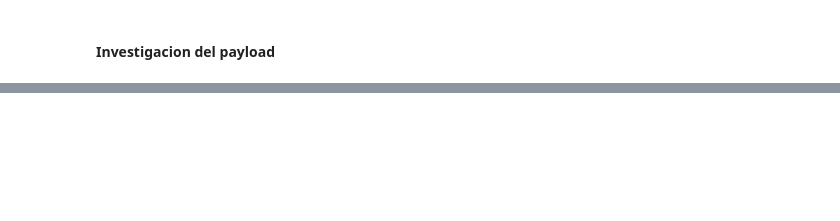
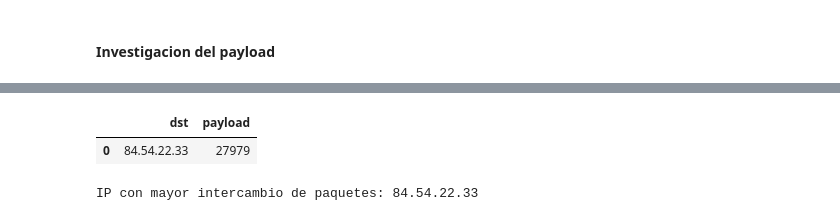
Before and after one commit to andresdlRoca/Lab6_SDS, a Jupyter notebook: lab6.ipynb, the cells around one changed output, grey strips where cells are left out. Drawn from its saved outputs; the diff is of its cells as text; code cells hidden in the pictures; blank space fills up the shorter version.

Commit message:
Investgiacion de payload (finalizacion de lab)

```diff
--- a/lab6.ipynb
+++ b/lab6.ipynb
@@ -308,2 +313,7 @@ R/.
 # %% [markdown]
 #### Investigacion del payload
+# %%
+# Dataframe unicamente con conexiones que incluyan la direccion ip origen que mas paquetes envia
+df_IP_mas_envia = df[df['src'] == IP_mas_envia]
+df_IP_mas_envia = df_IP_mas_envia[df_IP_mas_envia['dst'] == IP_mas_recibe]
+print(df_IP_mas_envia)
@@ -309,0 +363,6 @@ R/.
+# %%
+df_data = df_IP_mas_envia.groupby('dst')['payload'].sum().reset_index()
+df_data
+# %% [output]
+|  | dst | payload |
+| 0 | 84.54.22.33 | 27979 |
@@ -309,0 +371,7 @@ R/.
+# %%
+# Obtener la IP destino con mayor payload intercambiado
+indice_max = df_data['payload'].idxmax()
+fila_max = df_data.iloc[indice_max]
+print('IP con mayor intercambio de paquetes:', fila_max['dst'])
+# %% [output]
+IP con mayor intercambio de paquetes: 84.54.22.33
```
Also changed, not shown: parts of 14 cells of this notebook.
